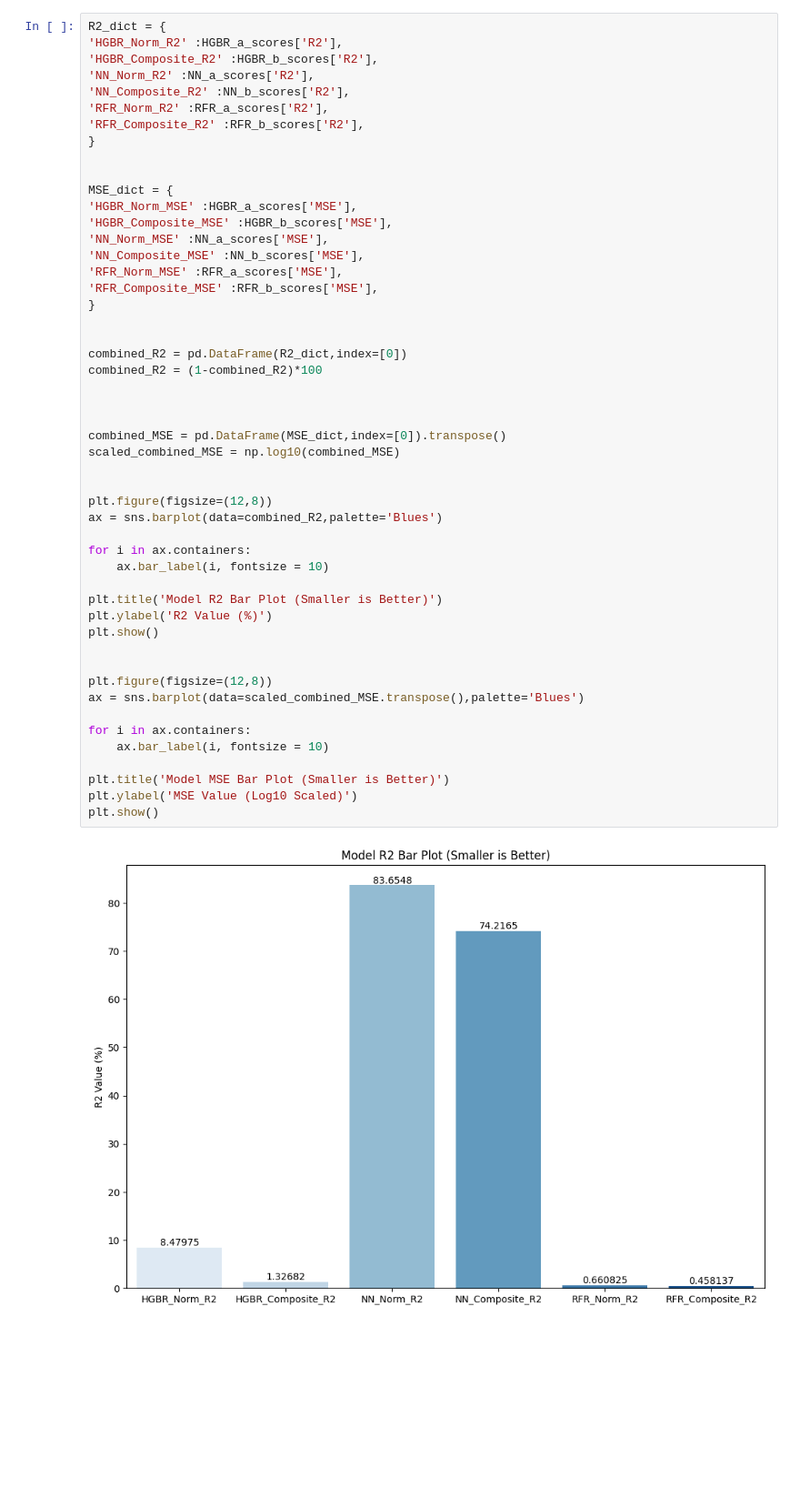
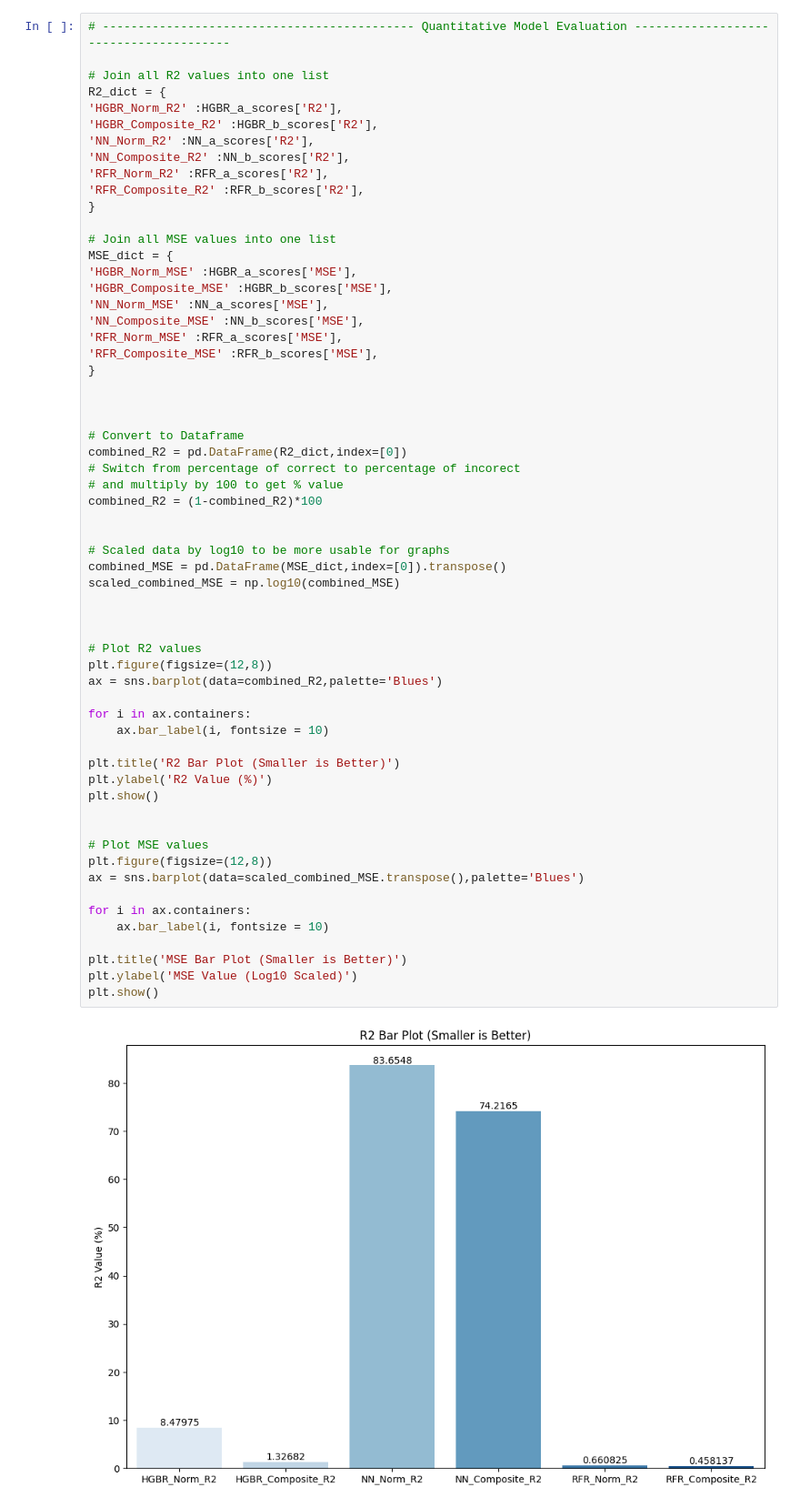
Before and after one commit to Neural-Nerd-OG/Mortality, a Jupyter notebook: mlm_for_mort(new).ipynb, the cells around one changed output. Shown at 91% size. Drawn from its saved outputs; the diff is of its cells as text; blank space fills up the shorter version.

```diff
--- a/mlm_for_mort(new).ipynb
+++ b/mlm_for_mort(new).ipynb
@@ -689,4 +689,7 @@ Random Forest MSE Score = 5689.870552194894
 # %%
+# -------------------------------------------- Quantitative Model Evaluation ---------------------------------------
+
+# Join all R2 values into one list
 R2_dict = {
 'HGBR_Norm_R2' :HGBR_a_scores['R2'],
 'HGBR_Composite_R2' :HGBR_b_scores['R2'],
@@ -696,7 +699,7 @@ R2_dict = {
 'RFR_Composite_R2' :RFR_b_scores['R2'],
 }
 
-
+# Join all MSE values into one list
 MSE_dict = {
 'HGBR_Norm_MSE' :HGBR_a_scores['MSE'],
 'HGBR_Composite_MSE' :HGBR_b_scores['MSE'],
@@ -707,34 +710,41 @@ MSE_dict = {
 }
 
 
+
+# Convert to Dataframe
 combined_R2 = pd.DataFrame(R2_dict,index=[0])
+# Switch from percentage of correct to percentage of incorect
+# and multiply by 100 to get % value
 combined_R2 = (1-combined_R2)*100
 
 
-
+# Scaled data by log10 to be more usable for graphs
 combined_MSE = pd.DataFrame(MSE_dict,index=[0]).transpose()
 scaled_combined_MSE = np.log10(combined_MSE)
 
 
+
+# Plot R2 values
 plt.figure(figsize=(12,8))
 ax = sns.barplot(data=combined_R2,palette='Blues')
 
 for i in ax.containers:
     ax.bar_label(i, fontsize = 10)
 
-plt.title('Model R2 Bar Plot (Smaller is Better)')
+plt.title('R2 Bar Plot (Smaller is Better)')
 plt.ylabel('R2 Value (%)')
 plt.show()
 
 
+# Plot MSE values
 plt.figure(figsize=(12,8))
 ax = sns.barplot(data=scaled_combined_MSE.transpose(),palette='Blues')
 
 for i in ax.containers:
     ax.bar_label(i, fontsize = 10)
 
-plt.title('Model MSE Bar Plot (Smaller is Better)')
+plt.title('MSE Bar Plot (Smaller is Better)')
 plt.ylabel('MSE Value (Log10 Scaled)')
 plt.show()
 # %% [output]
-[figure, old version]
+[figure, new version]
```
Also changed, not shown: parts of 15 cells of this notebook.
